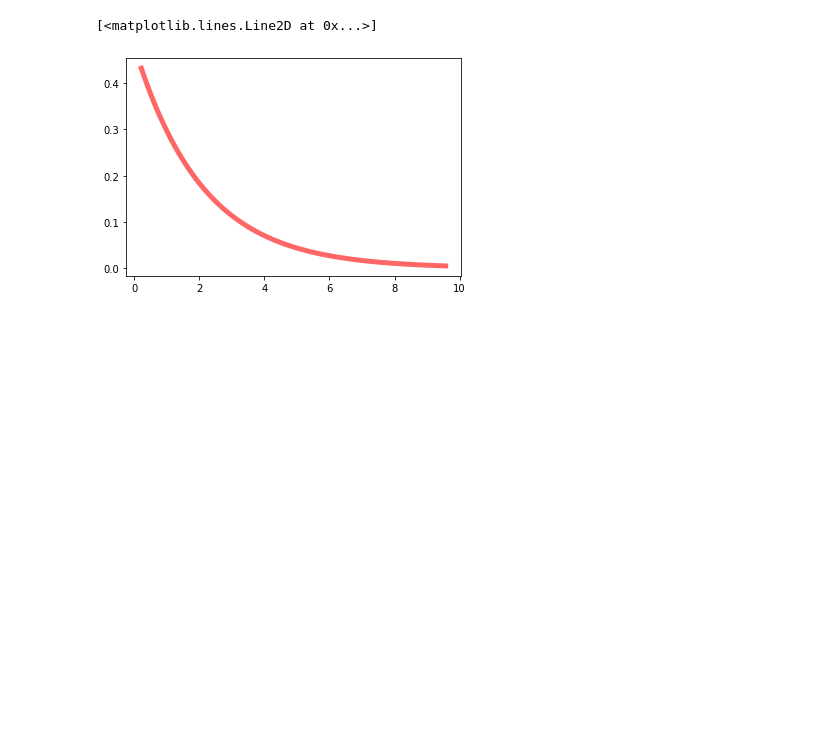
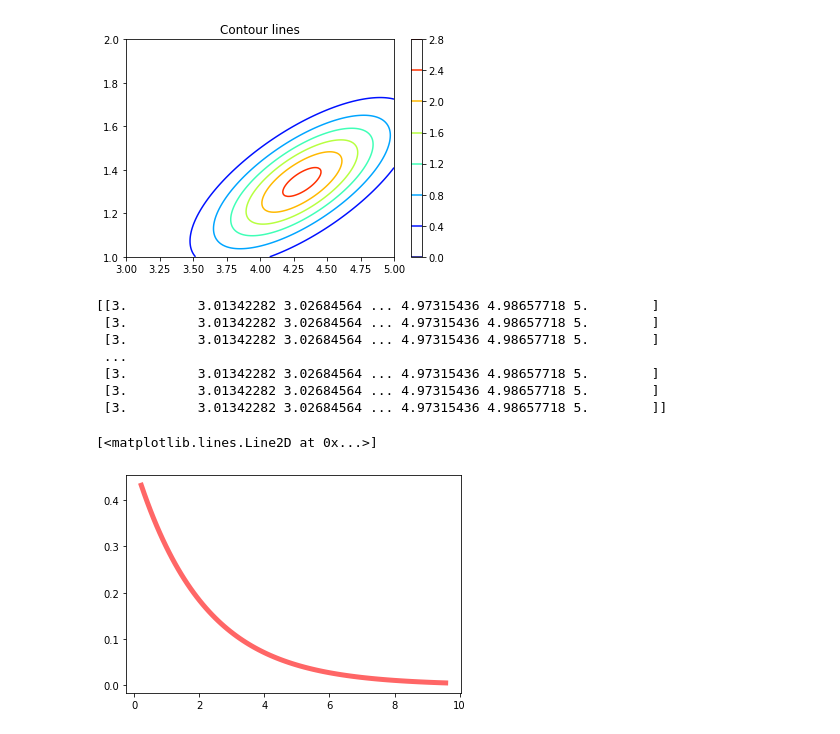
Before and after one commit to PascalPolygon/pattern_recognition, a Jupyter notebook: p6_MVG_class.ipynb, the cells around one changed output. Cells and saved outputs as stored; diff of their text form; code cells hidden in the pictures; blank space fills up the shorter version.

```diff
--- a/p6_MVG_class.ipynb
+++ b/p6_MVG_class.ipynb
@@ -11,3 +57,18 @@ ncx2.ppf(0.10, df, nc)
+# %%
+plt.contour(X, Y, Z.values, cmap = 'jet')
+plt.colorbar()
+plt.title('Contour lines')
+plt.show()
+print(X)
+# %% [output]
+[figure, added]
+[[3.         3.01342282 3.02684564 ... 4.97315436 4.98657718 5.        ]
+ [3.         3.01342282 3.02684564 ... 4.97315436 4.98657718 5.        ]
+ [3.         3.01342282 3.02684564 ... 4.97315436 4.98657718 5.        ]
+ ...
+ [3.         3.01342282 3.02684564 ... 4.97315436 4.98657718 5.        ]
+ [3.         3.01342282 3.02684564 ... 4.97315436 4.98657718 5.        ]
+ [3.         3.01342282 3.02684564 ... 4.97315436 4.98657718 5.        ]]
 # %%
 fig, ax = plt.subplots(1, 1)
 df, nc = 2, 2/25
```
Also changed, not shown: parts of 19 cells of this notebook, 1 other file.
